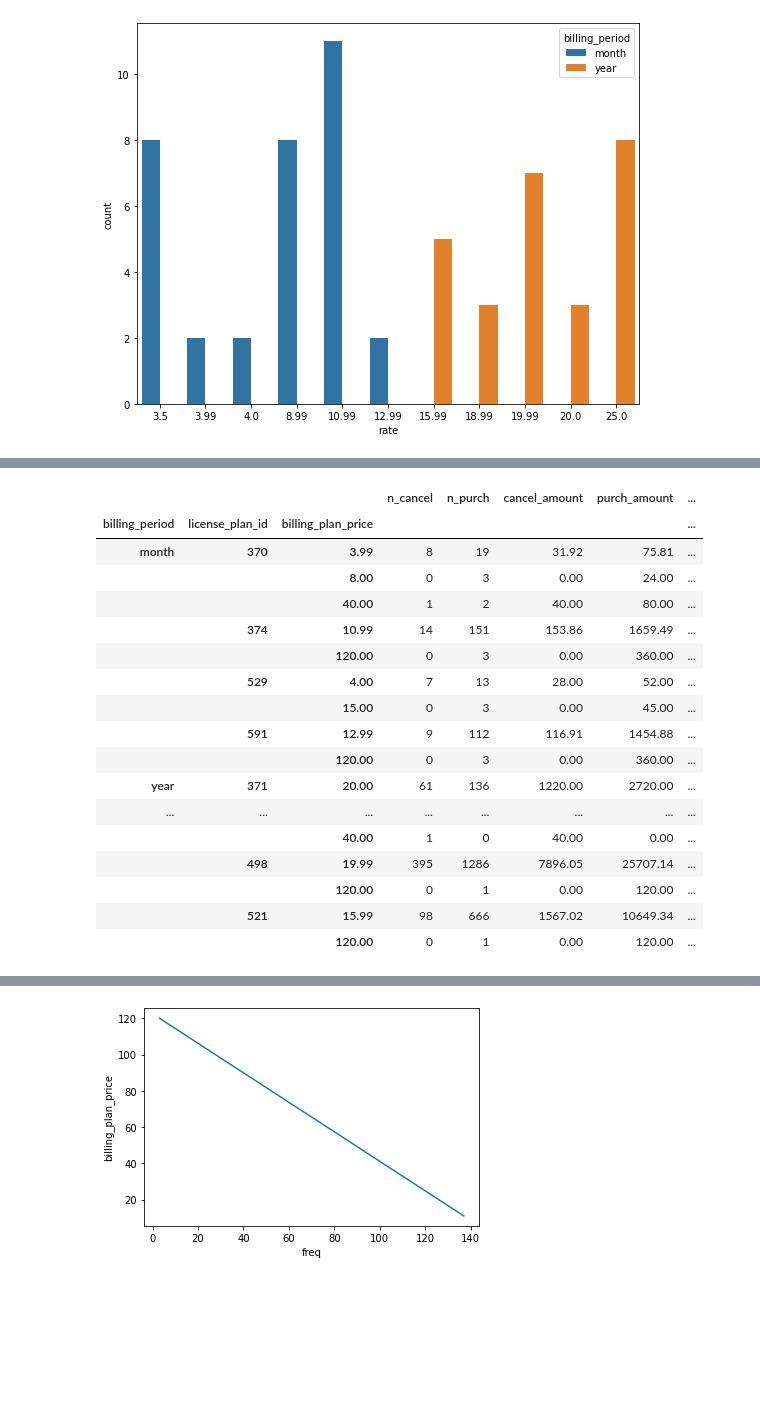
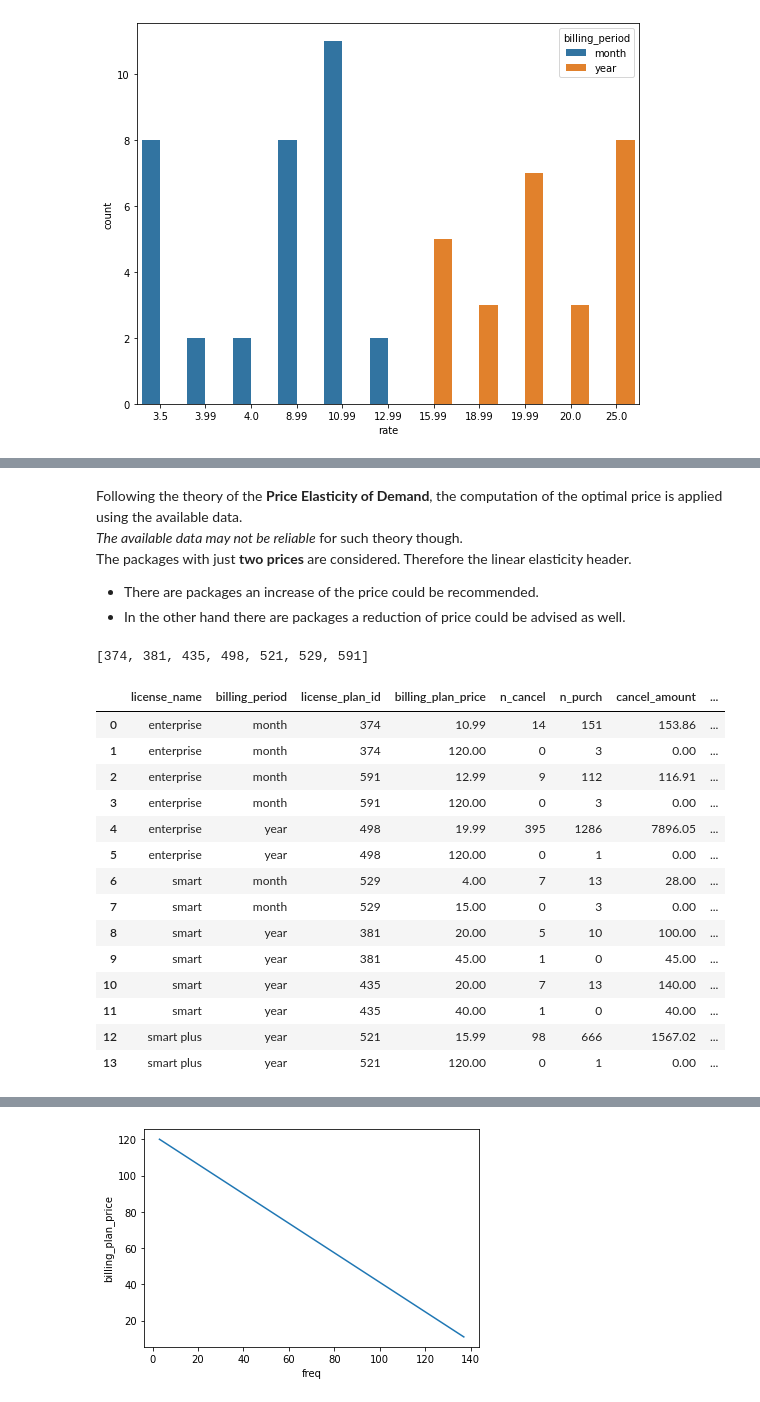
Before and after one commit to aldamepi/BI-web-subscriptions, a Jupyter notebook: testTask_data-amengual-aug22.ipynb, the cells around one changed output, grey strips where cells are left out. Cells and saved outputs as stored; diff of their text form; code cells hidden in the pictures; blank space fills up the shorter version.

Commit message:
finished prices optimization and cleaning

```diff
--- a/testTask_data-amengual-aug22.ipynb
+++ b/testTask_data-amengual-aug22.ipynb
@@ -2763,38 +2879,46 @@ packages_elastic_m.head(35)
+# %% [markdown]
+Following the theory of the __Price Elasticity of Demand__, the computation of the optimal price is applied using the available data.
+_The available data may not be reliable_ for such theory though.
+The packages with just __two prices__ are considered. Therefore the linear elasticity header.
+* There are packages an increase of the price could be recommended.
+* In the other hand there are packages a reduction of price could be advised as well.
+# %%
+linPriceList
+# %% [output]
+[374, 381, 435, 498, 521, 529, 591]
 # %%
-packages_elastic = subs[subs.license_plan_id.isin(elastic_pack)].pivot_table(index = ['billing_period',
-                                                                                      'license_plan_id',
-                                                                                      'billing_plan_price'],
-                                                                                      #'sale_year',
-                                                                                      #'sale_month'],
-                                                                             columns = 'operation_type',
-                                                                             aggfunc = {'license_id':pd.Series.nunique,
-                                                                                        'billing_plan_price':['count','sum']},
-                                                                             fill_value = 0)
+linPack = subs[subs.license_plan_id.isin(linPriceList)].pivot_table(index = ['license_name',
+                                                                             'billing_period',
+                                                                             'license_plan_id',
+                                                                             'billing_plan_price'],
+                                                                              #'sale_year',
+                                                                              #'sale_month'],
+                                                                    columns = 'operation_type',
+                                                                    aggfunc = {'license_id':pd.Series.nunique,
+                                                                               'billing_plan_price':['count','sum']},
+                                                                    fill_value = 0)
 
-packages_elastic.columns = ['n_cancel', 'n_purch', 'cancel_amount', 'purch_amount', 'cancel_cust', 'purch_cust']
+linPack.columns = ['n_cancel', 'n_purch', 'cancel_amount', 'purch_amount', 'cancel_cust', 'purch_cust']
 
-packages_elastic['freq'] = packages_elastic.n_purch-packages_elastic.n_cancel
-packages_elastic['revenue'] = packages_elastic.purch_amount-packages_elastic.cancel_amount
+linPack['freq'] = linPack.n_purch-linPack.n_cancel
+linPack['revenue'] = linPack.purch_amount-linPack.cancel_amount
 
-# packages_elastic.reset_index(inplace=True)
+linPack.reset_index(inplace=True)
 
-packages_elastic #.head(35)
+linPack #.head(35)
 # %% [output]
-|  |  |  | n_cancel | n_purch | cancel_amount | purch_amount | ... |
-| billing_period | license_plan_id | billing_plan_price |  |  |  |  | ... |
-| month | 370 | 3.99 | 8 | 19 | 31.92 | 75.81 | ... |
-|  |  | 8.00 | 0 | 3 | 0.00 | 24.00 | ... |
-|  |  | 40.00 | 1 | 2 | 40.00 | 80.00 | ... |
-|  | 374 | 10.99 | 14 | 151 | 153.86 | 1659.49 | ... |
-|  |  | 120.00 | 0 | 3 | 0.00 | 360.00 | ... |
-|  | 529 | 4.00 | 7 | 13 | 28.00 | 52.00 | ... |
-|  |  | 15.00 | 0 | 3 | 0.00 | 45.00 | ... |
-|  | 591 | 12.99 | 9 | 112 | 116.91 | 1454.88 | ... |
-|  |  | 120.00 | 0 | 3 | 0.00 | 360.00 | ... |
-| year | 371 | 20.00 | 61 | 136 | 1220.00 | 2720.00 | ... |
-| ... | ... | ... | ... | ... | ... | ... | ... |
-|  |  | 40.00 | 1 | 0 | 40.00 | 0.00 | ... |
-|  | 498 | 19.99 | 395 | 1286 | 7896.05 | 25707.14 | ... |
-|  |  | 120.00 | 0 | 1 | 0.00 | 120.00 | ... |
-|  | 521 | 15.99 | 98 | 666 | 1567.02 | 10649.34 | ... |
-|  |  | 120.00 | 0 | 1 | 0.00 | 120.00 | ... |
+|  | license_name | billing_period | license_plan_id | billing_plan_price | n_cancel | n_purch | cancel_amount | ... |
+| 0 | enterprise | month | 374 | 10.99 | 14 | 151 | 153.86 | ... |
+| 1 | enterprise | month | 374 | 120.00 | 0 | 3 | 0.00 | ... |
+| 2 | enterprise | month | 591 | 12.99 | 9 | 112 | 116.91 | ... |
+| 3 | enterprise | month | 591 | 120.00 | 0 | 3 | 0.00 | ... |
+| 4 | enterprise | year | 498 | 19.99 | 395 | 1286 | 7896.05 | ... |
+| 5 | enterprise | year | 498 | 120.00 | 0 | 1 | 0.00 | ... |
+| 6 | smart | month | 529 | 4.00 | 7 | 13 | 28.00 | ... |
+| 7 | smart | month | 529 | 15.00 | 0 | 3 | 0.00 | ... |
+| 8 | smart | year | 381 | 20.00 | 5 | 10 | 100.00 | ... |
+| 9 | smart | year | 381 | 45.00 | 1 | 0 | 45.00 | ... |
+| 10 | smart | year | 435 | 20.00 | 7 | 13 | 140.00 | ... |
+| 11 | smart | year | 435 | 40.00 | 1 | 0 | 40.00 | ... |
+| 12 | smart plus | year | 521 | 15.99 | 98 | 666 | 1567.02 | ... |
+| 13 | smart plus | year | 521 | 120.00 | 0 | 1 | 0.00 | ... |
```
Also changed, not shown: parts of 307 cells of this notebook.
